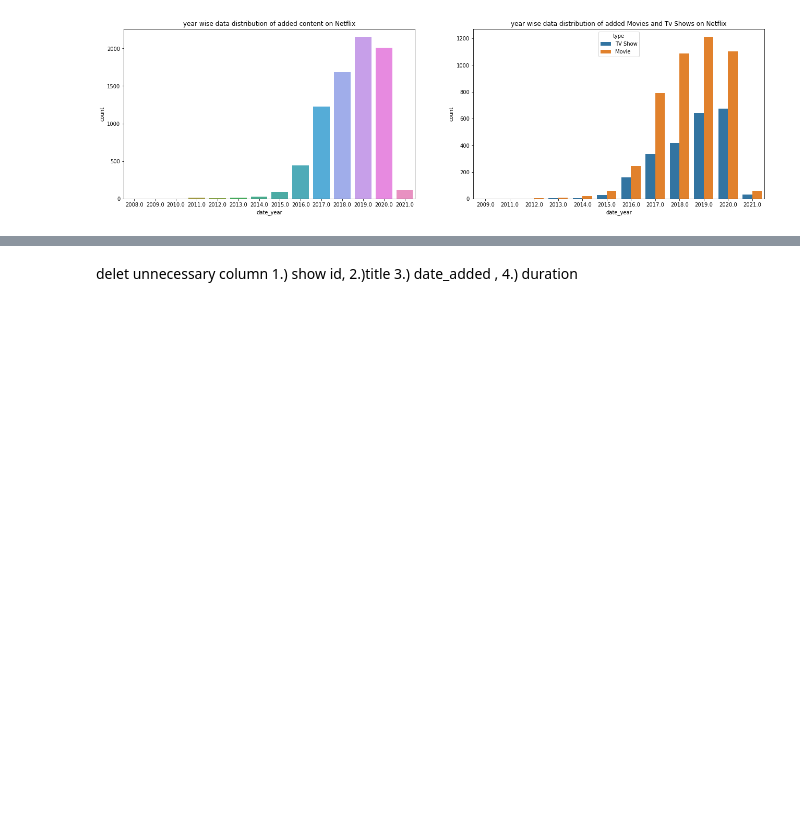
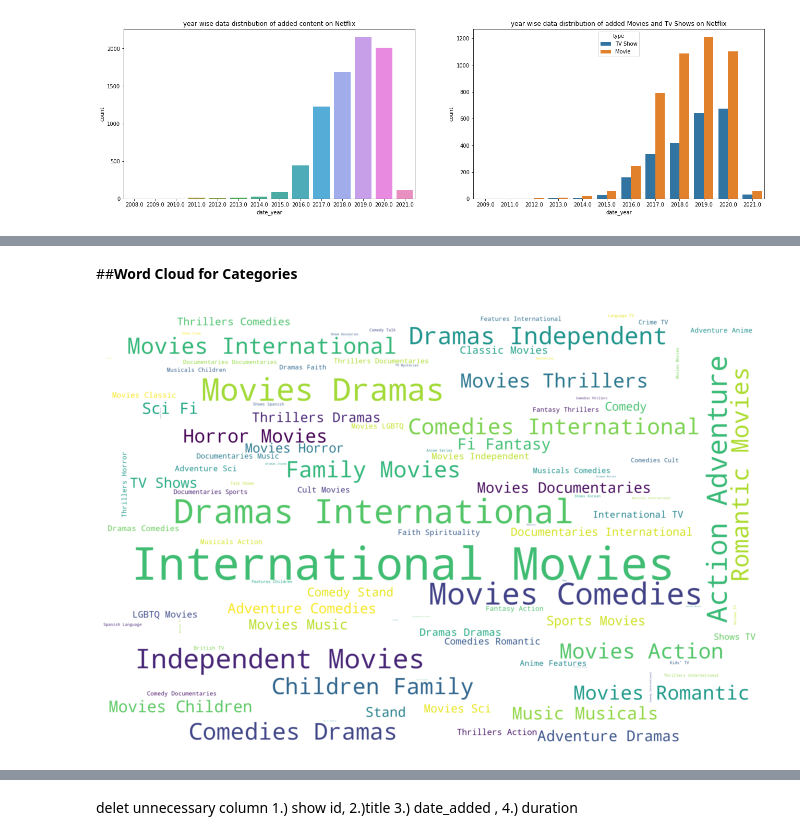
Before and after one commit to MadhurAwasthi/NETFLIX-MOVIES-AND-TV-SHOWS-CLUSTERING-UNSUPERVISED-ML, a Jupyter notebook: NETFLIX_MOVIES_AND_TV_SHOWS_CLUSTERING.ipynb, the cells around one changed output, grey strips where cells are left out. Saved outputs shown, nothing was run; the diff lists cells and outputs as text; code cells hidden in the pictures; blank space fills up the shorter version.

```diff
--- a/NETFLIX_MOVIES_AND_TV_SHOWS_CLUSTERING.ipynb
+++ b/NETFLIX_MOVIES_AND_TV_SHOWS_CLUSTERING.ipynb
@@ -683,0 +742,13 @@ plt.show()
+# %% [markdown]
+##**Word Cloud for Categories**
+# %%
+plt.subplots(figsize=(20,8))
+# Creating word_cloud with text as argument in .generate() method
+word_cloud = WordCloud(width=3000,height=2000, background_color = 'white').generate(" ".join(i for i in df.listed_in))
+
+# Display the generated Word Cloud
+plt.imshow(word_cloud)
+plt.axis("off")
+plt.show()
+# %% [output]
+[figure, added]
```
Also changed, not shown: parts of 12 cells of this notebook.
